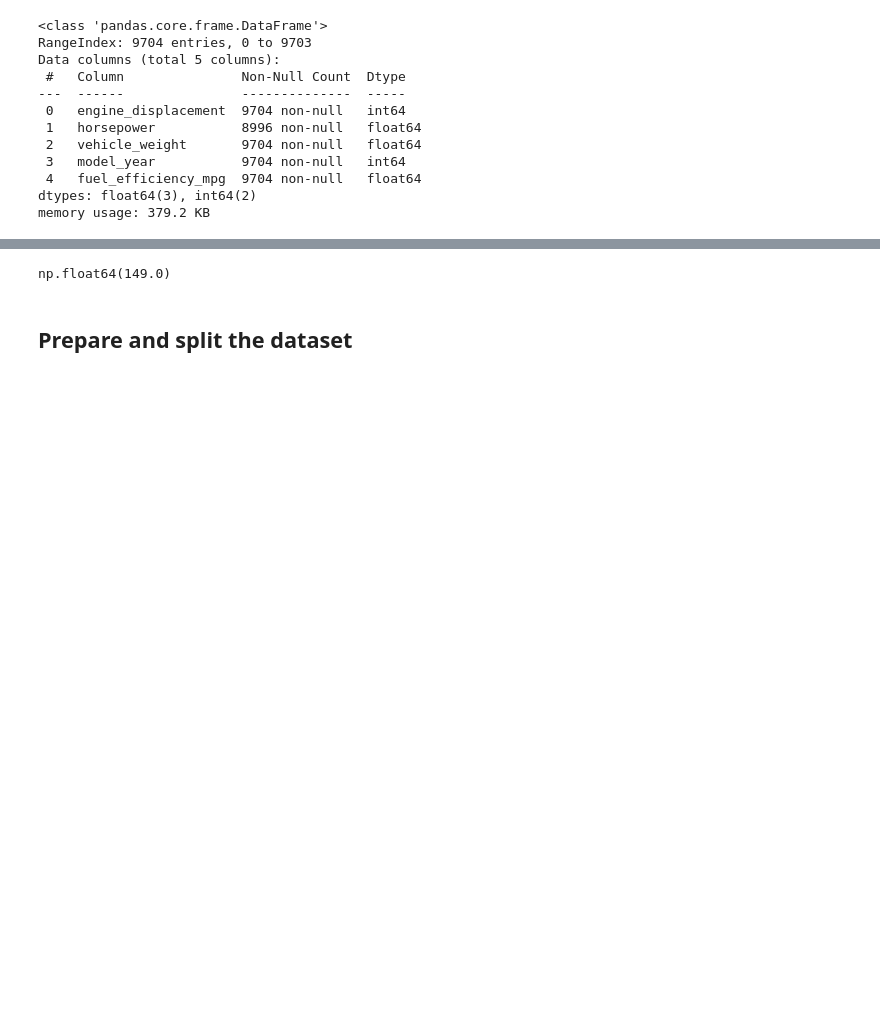
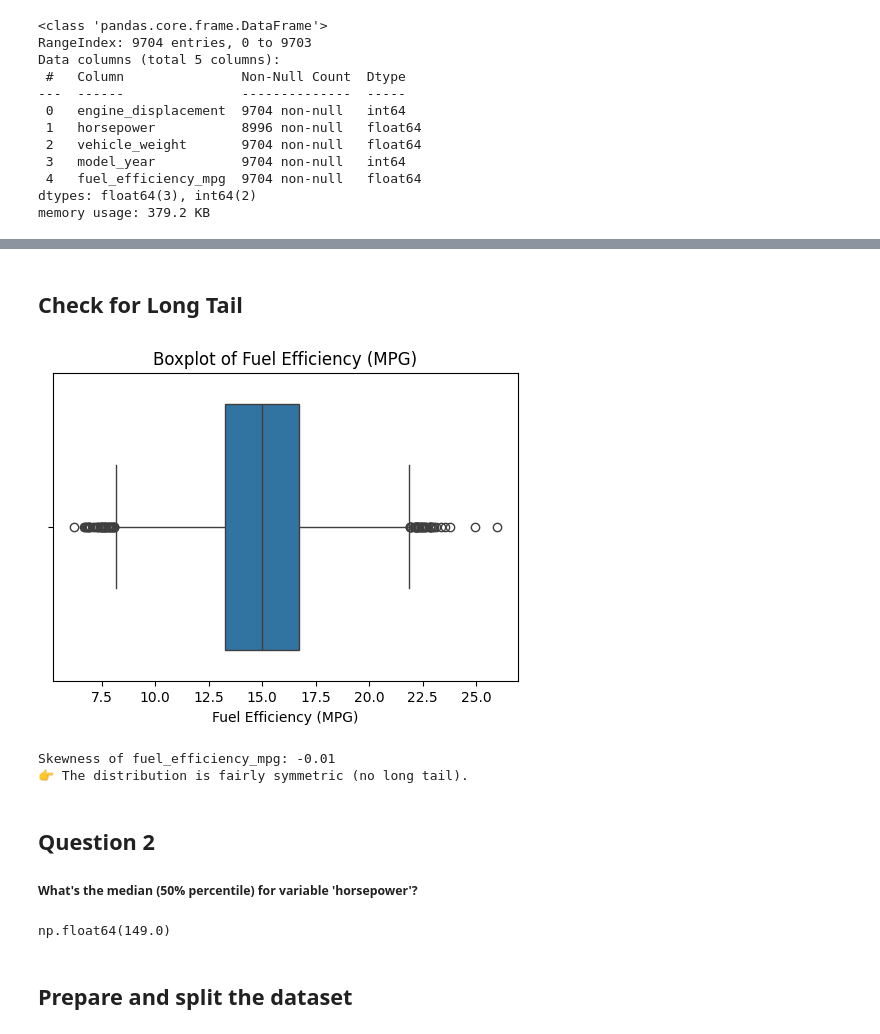
Before and after one commit to sojiadeyanju/mlzoomcamp_2025, a Jupyter notebook: Module 2/module_2_homework.ipynb, the cells around one changed output, grey strips where cells are left out. Cells and saved outputs as stored; diff of their text form; code cells hidden in the pictures; blank space fills up the shorter version.

```diff
--- a/Module 2/module_2_homework.ipynb
+++ b/Module 2/module_2_homework.ipynb
@@ -110,3 +120,33 @@ Skewness of fuel_efficiency_mpg: -0.01
+# %% [markdown]
+## Check for Long Tail
+# %%
+# Visual inspection via boxplot
+
+plt.figure(figsize=(6, 4))
+sns.boxplot(x=df['fuel_efficiency_mpg'])
+plt.title('Boxplot of Fuel Efficiency (MPG)')
+plt.xlabel('Fuel Efficiency (MPG)')
+plt.show()
+# %% [output]
+[figure, added]
+# %%
+# Calculate skewness
+
+skewness = df['fuel_efficiency_mpg'].skew()
+print(f"\nSkewness of fuel_efficiency_mpg: {skewness:.2f}")
+
+if skewness > 1:
+    print("👉 The target variable has a long right tail (positively skewed).")
+elif skewness < -1:
+    print("👉 The target variable has a long left tail (negatively skewed).")
+else:
+    print("👉 The distribution is fairly symmetric (no long tail).")
+# %% [output]
+Skewness of fuel_efficiency_mpg: -0.01
+👉 The distribution is fairly symmetric (no long tail).
+# %% [markdown]
+## Question 2
+##### What's the median (50% percentile) for variable 'horsepower'?
 # %%
 df['horsepower'].median()
 # %% [output]
```
Also changed, not shown: parts of 37 cells of this notebook.
